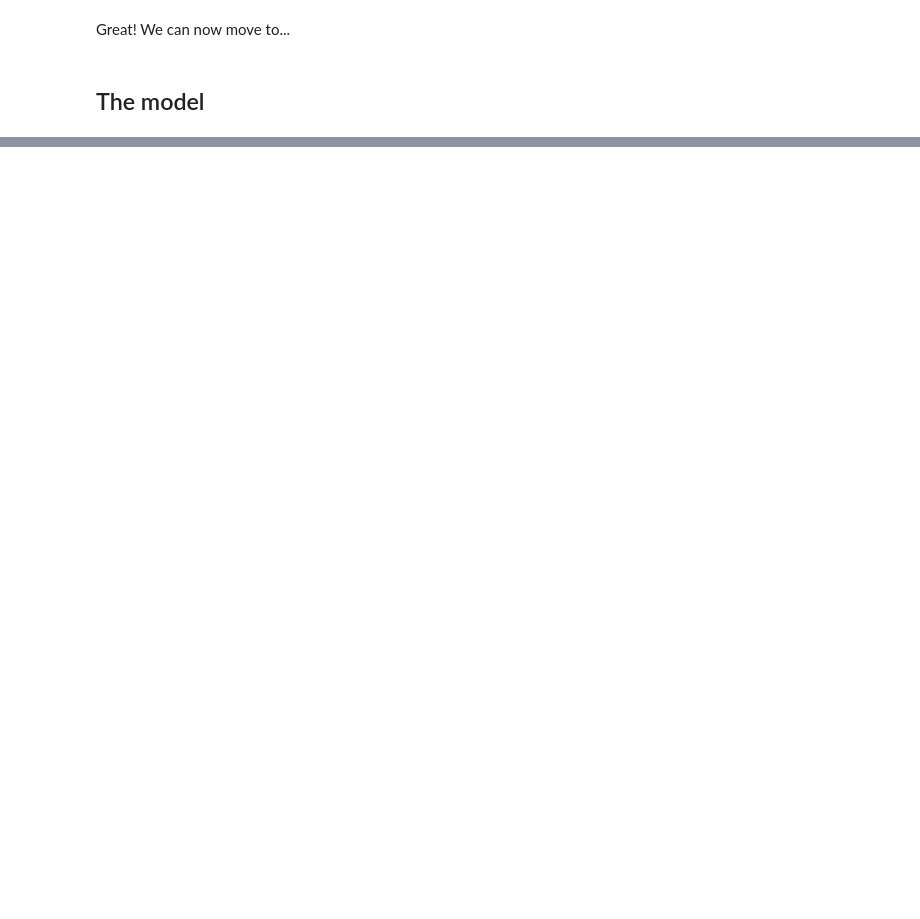
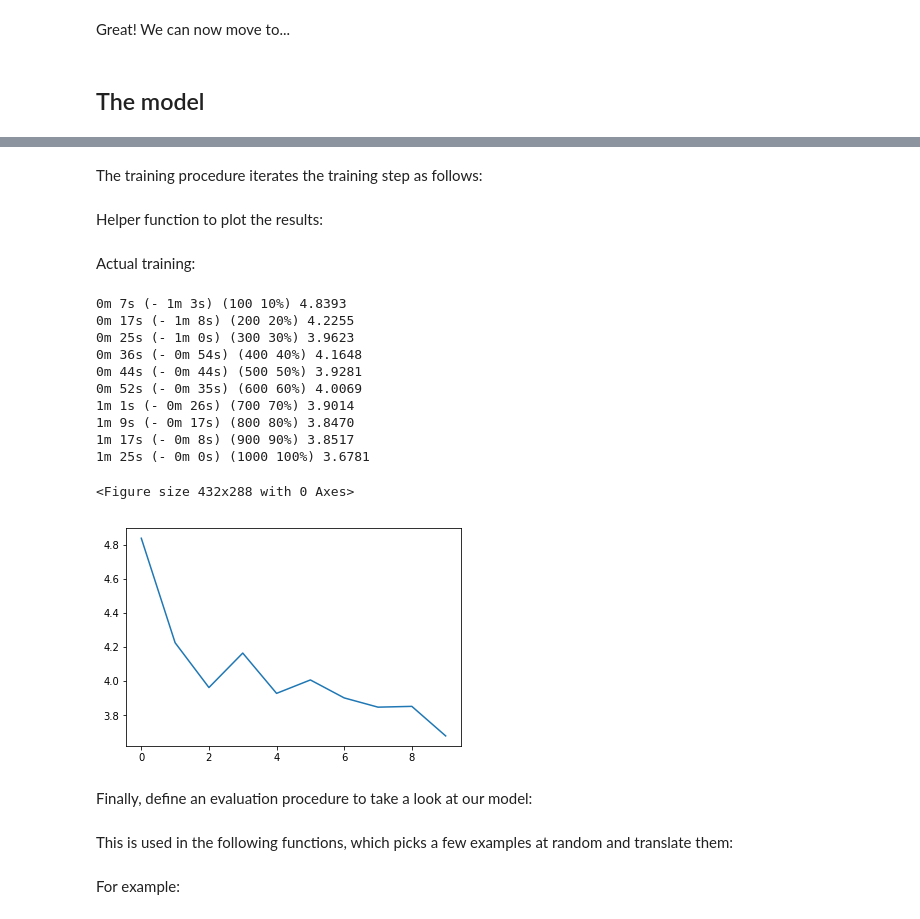
Before and after one commit to mic-he/learningNLP-y, a Jupyter notebook: translation_seq2seq_attention.ipynb, the cells around one changed output, grey strips where cells are left out. Drawn from its saved outputs; the diff is of its cells as text; code cells hidden in the pictures; blank space fills up the shorter version.

Commit message:
almost finished the tutorial, added model and training

```diff
--- a/translation_seq2seq_attention.ipynb
+++ b/translation_seq2seq_attention.ipynb
@@ -248,0 +330,4 @@ Great! We can now move to...
+# %%
+# get list of indexes corresponding to the words in a sentence (given the lang vocab above)
+def indexesFromSentence(lang, sentence):
+    return [lang.word2index[word] for word in sentence.split(' ')]
@@ -248,0 +435,39 @@ Great! We can now move to...
+# %% [markdown]
+The training procedure iterates the training step as follows:
+# %%
+def trainIters(encoder, decoder, n_iters, print_every=1000, plot_every=100, learning_rate=0.01):
+    start = time.time()
+    plot_losses = []
+    print_loss_total = 0  # Reset every print_every
+    plot_loss_total = 0  # Reset every plot_every
+
+    encoder_optimizer = optim.SGD(encoder.parameters(), lr=learning_rate)
+    decoder_optimizer = optim.SGD(decoder.parameters(), lr=learning_rate)
+    training_pairs = [tensorsFromPair(random.choice(pairs))
+                      for i in range(n_iters)]
+    criterion = nn.NLLLoss()
+
+    for iter in range(1, n_iters + 1):
+        training_pair = training_pairs[iter - 1]
+        input_tensor = training_pair[0]
+        target_tensor = training_pair[1]
+
+        loss = train(input_tensor, target_tensor, encoder,
+                     decoder, encoder_optimizer, decoder_optimizer, criterion)
+        print_loss_total += loss
+        plot_loss_total += loss
+
+        if iter % print_every == 0:
+            print_loss_avg = print_loss_total / print_every
+            print_loss_total = 0
+            print('%s (%d %d%%) %.4f' % (timeSince(start, iter / n_iters),
+                                         iter, iter / n_iters * 100, print_loss_avg))
+
+        if iter % plot_every == 0:
+            plot_loss_avg = plot_loss_total / plot_every
+            plot_losses.append(plot_loss_avg)
+            plot_loss_total = 0
+
+    showPlot(plot_losses)
+# %% [markdown]
+Helper function to plot the results:
@@ -248,0 +490,23 @@ Great! We can now move to...
+# %% [markdown]
+Actual training:
+# %%
+hidden_size = 256
+encoder1 = EncoderRNN(input_lang.n_words, hidden_size).to(device)
+attn_decoder1 = AttnDecoderRNN(hidden_size, output_lang.n_words, dropout_p=0.1).to(device)
+
+trainIters(encoder1, attn_decoder1, 1000, print_every=100)
+# %% [output]
+0m 7s (- 1m 3s) (100 10%) 4.8393
+0m 17s (- 1m 8s) (200 20%) 4.2255
+0m 25s (- 1m 0s) (300 30%) 3.9623
+0m 36s (- 0m 54s) (400 40%) 4.1648
+0m 44s (- 0m 44s) (500 50%) 3.9281
+0m 52s (- 0m 35s) (600 60%) 4.0069
+1m 1s (- 0m 26s) (700 70%) 3.9014
+1m 9s (- 0m 17s) (800 80%) 3.8470
+1m 17s (- 0m 8s) (900 90%) 3.8517
+1m 25s (- 0m 0s) (1000 100%) 3.6781
+<Figure size 432x288 with 0 Axes>
+[figure, added]
+# %% [markdown]
+Finally, define an evaluation procedure to take a look at our model:
@@ -248,0 +548,2 @@ Great! We can now move to...
+# %% [markdown]
+This is used in the following functions, which picks a few examples at random and translate them:
@@ -248,0 +560,2 @@ Great! We can now move to...
+# %% [markdown]
+For example:
```
Also changed, not shown: parts of 32 cells of this notebook.
